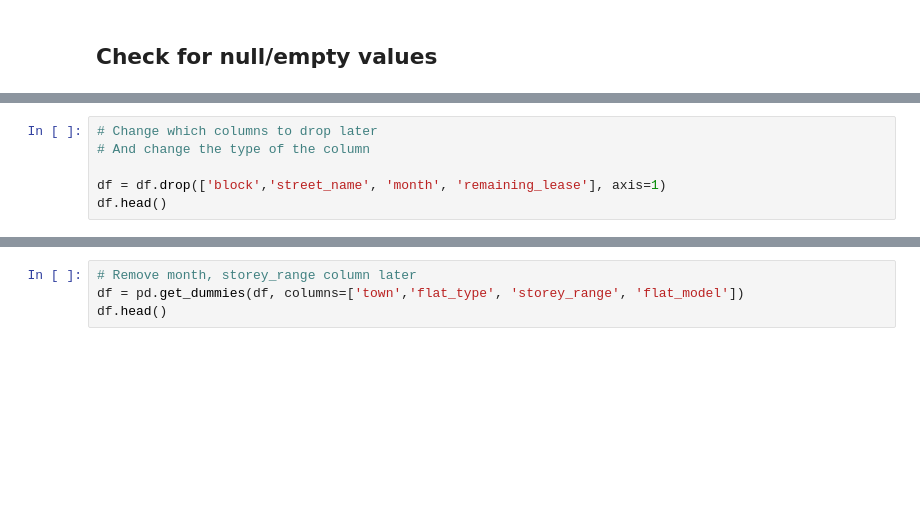
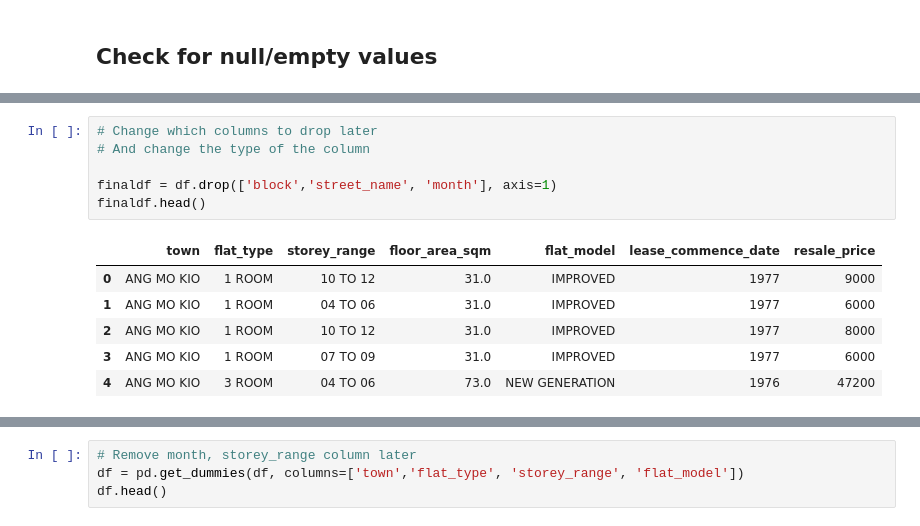
Before and after one commit to muhdhasan/Island-Property-Group, a Jupyter notebook: training/sales-prediction.ipynb, the cells around one changed output, grey strips where cells are left out. Drawn from its saved outputs; the diff is of its cells as text; blank space fills up the shorter version.

```diff
--- a/training/sales-prediction.ipynb
+++ b/training/sales-prediction.ipynb
@@ -34,7 +110,14 @@ df.isnull().sum()
 # %%
 # Change which columns to drop later
 # And change the type of the column
 
-df = df.drop(['block','street_name', 'month', 'remaining_lease'], axis=1)
-df.head()
+finaldf = df.drop(['block','street_name', 'month'], axis=1)
+finaldf.head()
+# %% [output]
+|  | town | flat_type | storey_range | floor_area_sqm | flat_model | lease_commence_date | resale_price |
+| 0 | ANG MO KIO | 1 ROOM | 10 TO 12 | 31.0 | IMPROVED | 1977 | 9000 |
+| 1 | ANG MO KIO | 1 ROOM | 04 TO 06 | 31.0 | IMPROVED | 1977 | 6000 |
+| 2 | ANG MO KIO | 1 ROOM | 10 TO 12 | 31.0 | IMPROVED | 1977 | 8000 |
+| 3 | ANG MO KIO | 1 ROOM | 07 TO 09 | 31.0 | IMPROVED | 1977 | 6000 |
+| 4 | ANG MO KIO | 3 ROOM | 04 TO 06 | 73.0 | NEW GENERATION | 1976 | 47200 |
 # %%
```
Also changed, not shown: parts of 10 cells of this notebook.
